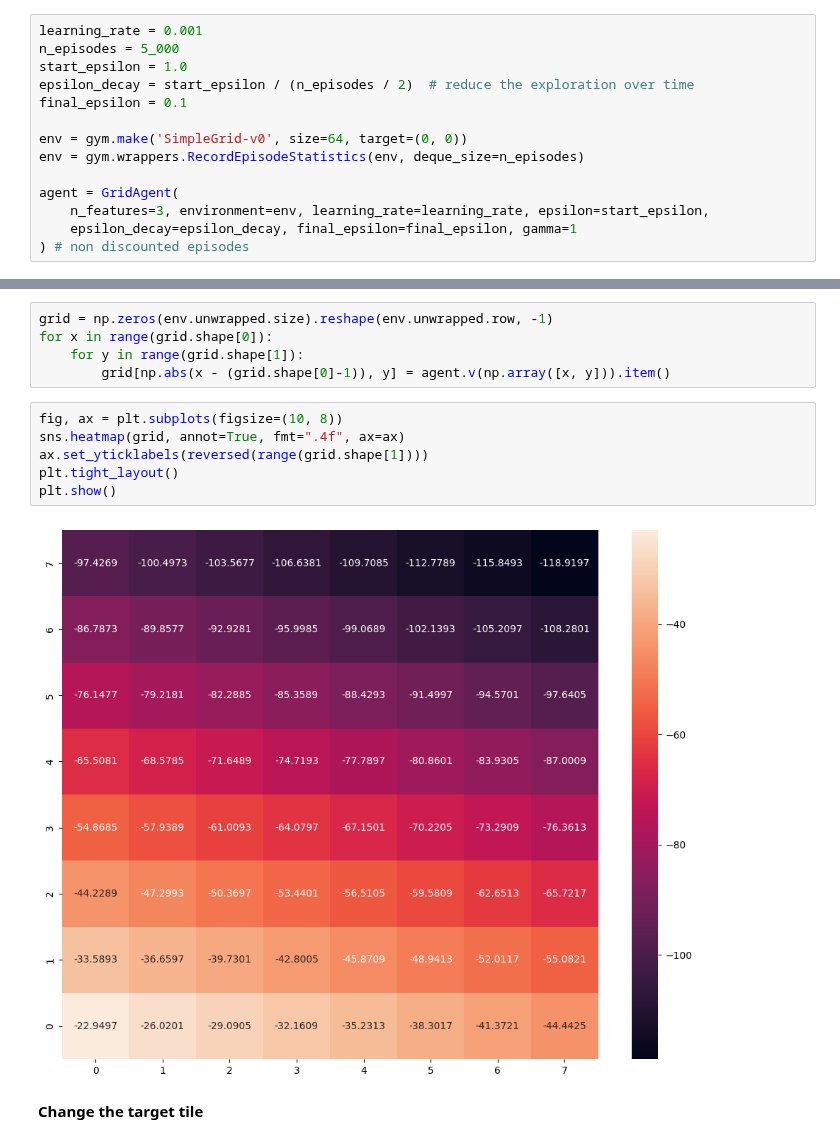
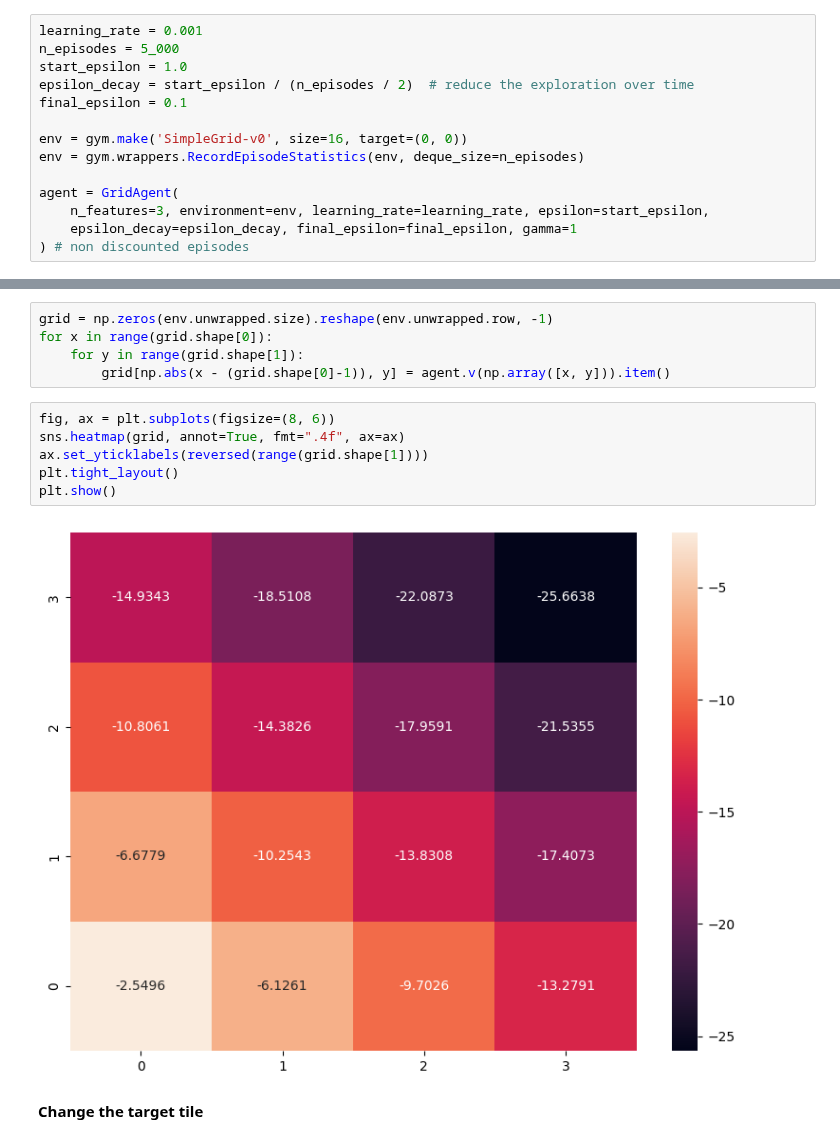
Before and after one commit to afflint/rlcoding, a Jupyter notebook: 2023-24/gymp/gymp/simplegrid.ipynb, the cells around one changed output, grey strips where cells are left out. Drawn from its saved outputs; the diff is of its cells as text.

```diff
--- a/2023-24/gymp/gymp/simplegrid.ipynb
+++ b/2023-24/gymp/gymp/simplegrid.ipynb
@@ -54,7 +54,7 @@ start_epsilon = 1.0
 epsilon_decay = start_epsilon / (n_episodes / 2)  # reduce the exploration over time
 final_epsilon = 0.1
 
-env = gym.make('SimpleGrid-v0', size=64, target=(0, 0))
+env = gym.make('SimpleGrid-v0', size=16, target=(0, 0))
 env = gym.wrappers.RecordEpisodeStatistics(env, deque_size=n_episodes)
 
 agent = GridAgent(
@@ -103,13 +103,13 @@ for x in range(grid.shape[0]):
     for y in range(grid.shape[1]):
         grid[np.abs(x - (grid.shape[0]-1)), y] = agent.v(np.array([x, y])).item()
 # %%
-fig, ax = plt.subplots(figsize=(10, 8))
+fig, ax = plt.subplots(figsize=(8, 6))
 sns.heatmap(grid, annot=True, fmt=".4f", ax=ax)
 ax.set_yticklabels(reversed(range(grid.shape[1])))
 plt.tight_layout()
 plt.show()
 # %% [output]
-[figure, old version]
+[figure, new version]
 # %% [markdown]
 **Change the target tile**
 # %%
```
Also changed, not shown: parts of 28 cells of this notebook, 8 other files.
